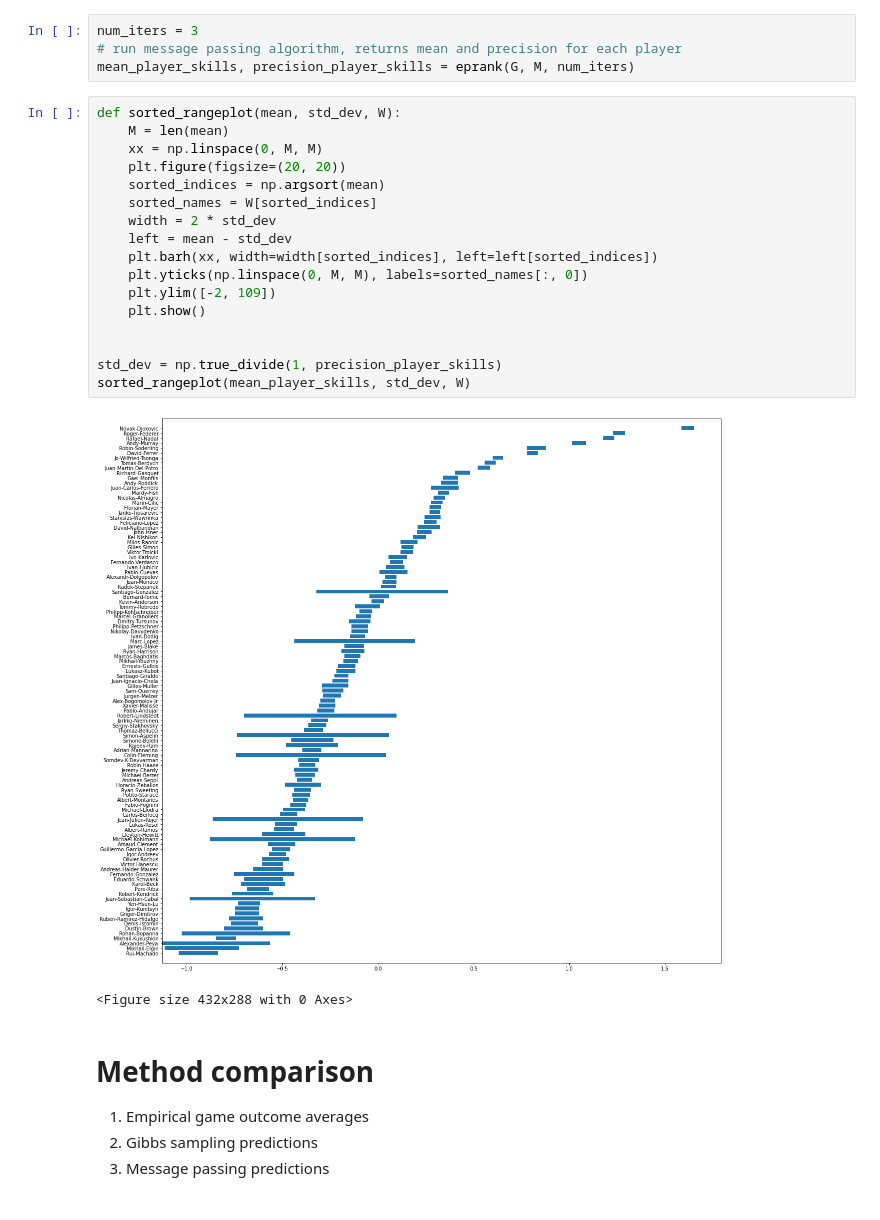
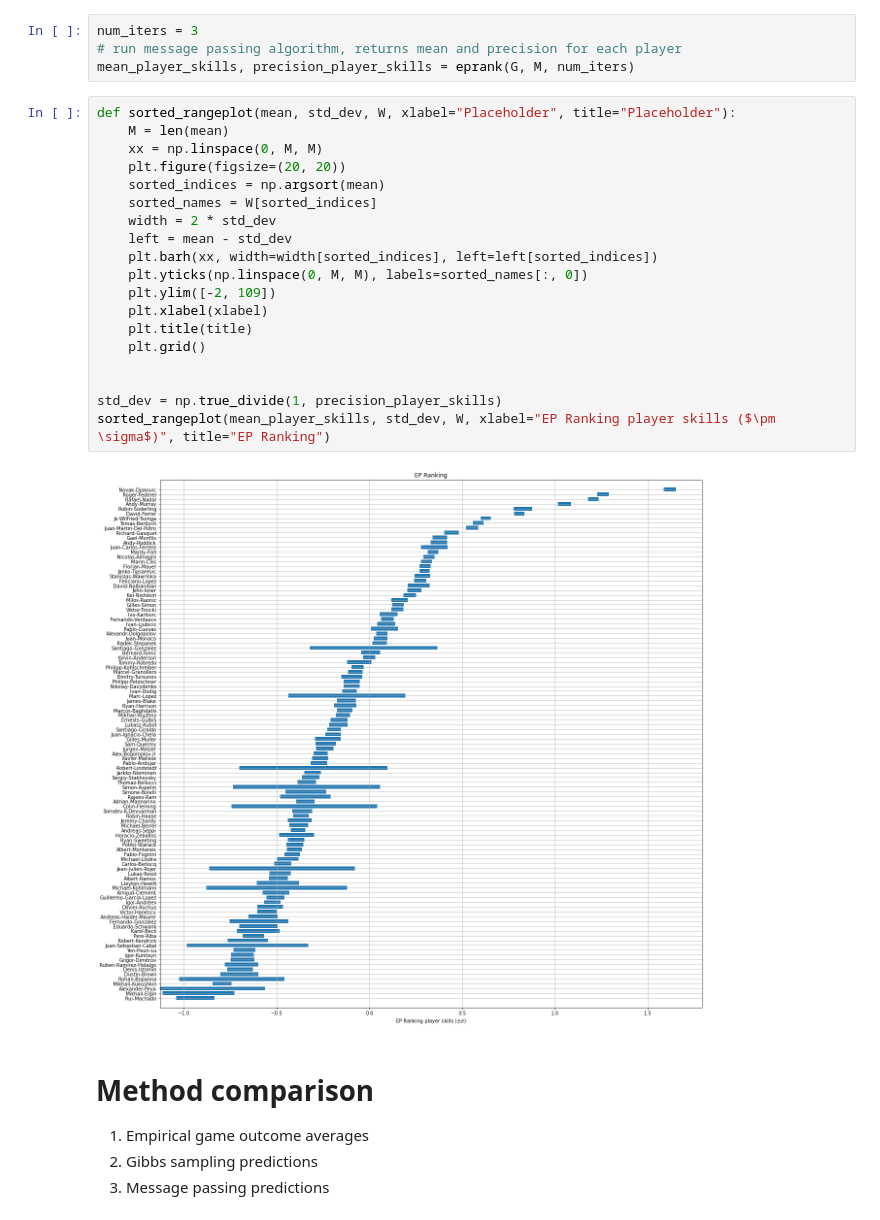
Before and after one commit to LozzaTray/4F10, a Jupyter notebook: C2/code/coursework2.ipynb, the cells around one changed output. Saved outputs shown, nothing was run; the diff lists cells and outputs as text.

```diff
--- a/C2/code/coursework2.ipynb
+++ b/C2/code/coursework2.ipynb
@@ -97,25 +97,26 @@ num_iters = 3
 # run message passing algorithm, returns mean and precision for each player
 mean_player_skills, precision_player_skills = eprank(G, M, num_iters)
 # %%
-def sorted_rangeplot(mean, std_dev, W):
+def sorted_rangeplot(mean, std_dev, W, xlabel="Placeholder", title="Placeholder"):
     M = len(mean)
     xx = np.linspace(0, M, M)
     plt.figure(figsize=(20, 20))
     sorted_indices = np.argsort(mean)
     sorted_names = W[sorted_indices]
     width = 2 * std_dev
     left = mean - std_dev
     plt.barh(xx, width=width[sorted_indices], left=left[sorted_indices])
     plt.yticks(np.linspace(0, M, M), labels=sorted_names[:, 0])
     plt.ylim([-2, 109])
-    plt.show()
+    plt.xlabel(xlabel)
+    plt.title(title)
+    plt.grid()
 
 
 std_dev = np.true_divide(1, precision_player_skills)
-sorted_rangeplot(mean_player_skills, std_dev, W)
+sorted_rangeplot(mean_player_skills, std_dev, W, xlabel="EP Ranking player skills ($\pm \sigma$)", title="EP Ranking")
 # %% [output]
-[figure, old version]
+[figure, new version]
-<Figure size 432x288 with 0 Axes>
 # %% [markdown]
 # Method comparison
 1. Empirical game outcome averages
```
Also changed, not shown: parts of 2 cells of this notebook, 2 other files.
